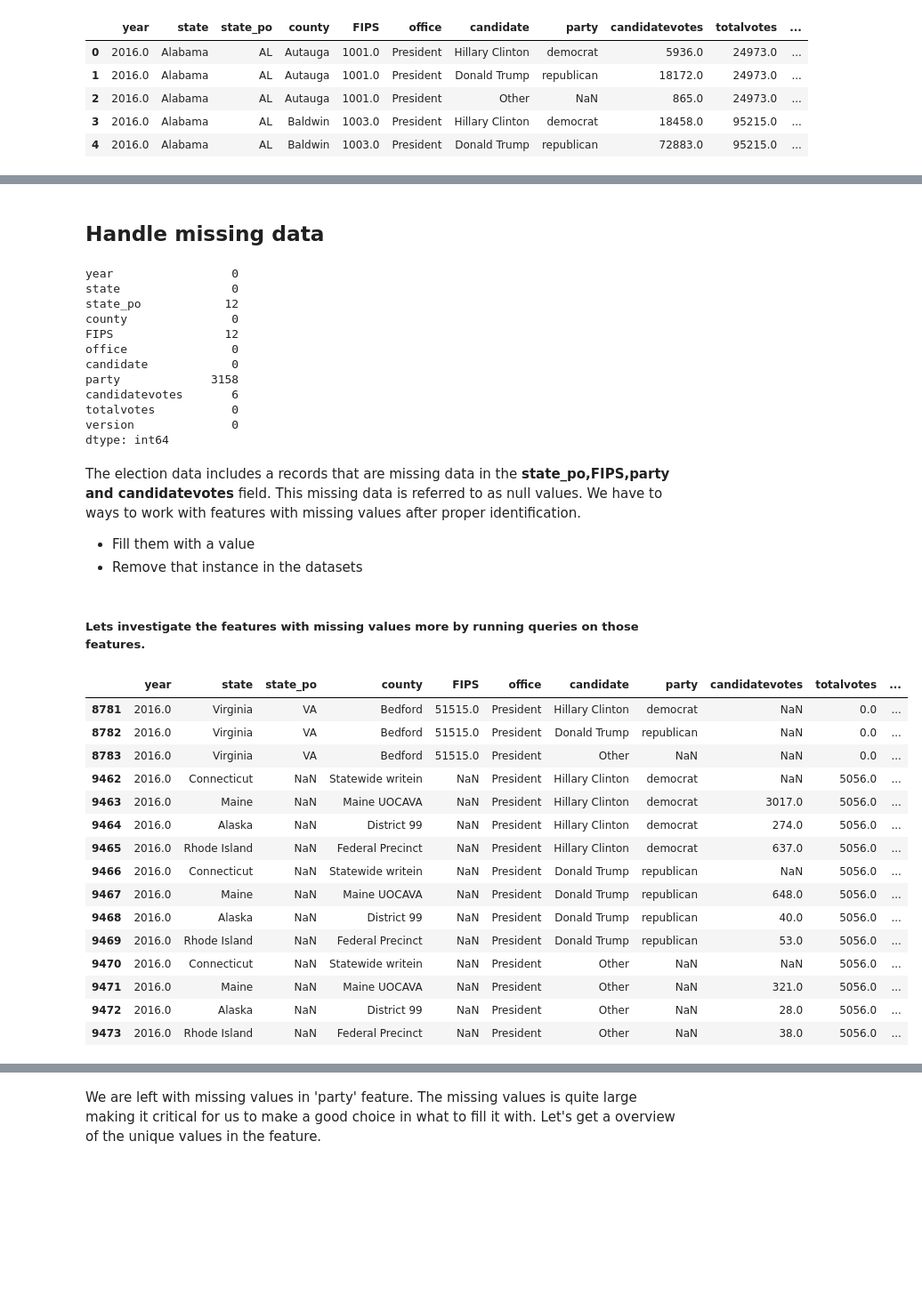
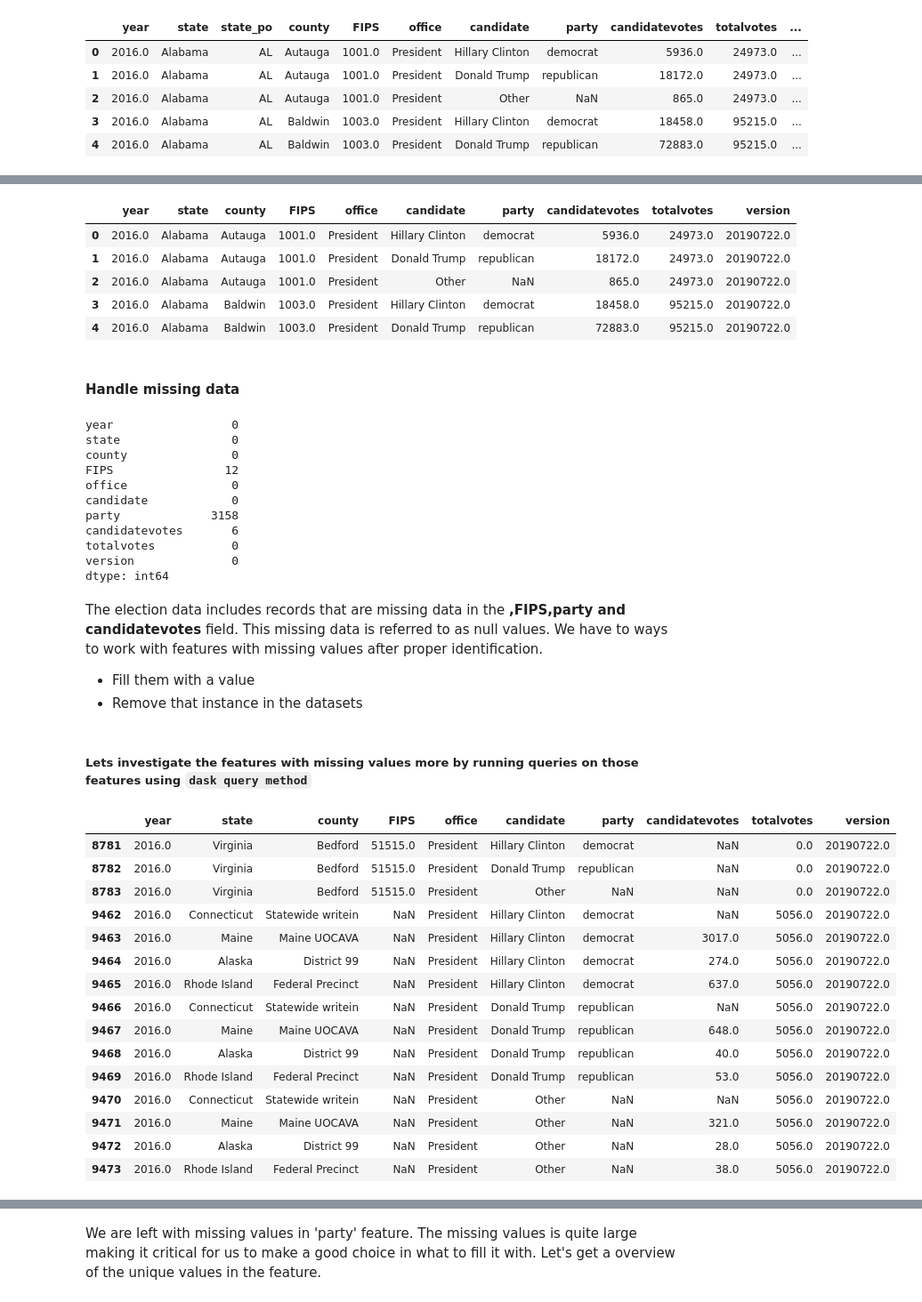
Before and after one commit to codebrain001/Spatial-Data-Engineering-using-Dask-in-ArcGIS-Pro, a Jupyter notebook: Dask.ipynb, the cells around one changed output, grey strips where cells are left out. Shown at 89% size. Cells and saved outputs as stored; diff of their text form; code cells hidden in the pictures; blank space fills up the shorter version.

```diff
--- a/Dask.ipynb
+++ b/Dask.ipynb
@@ -50,11 +82,22 @@ dask_df.head()
+# %%
+# dask operation
+dask_df = dask_df.drop('state_po', axis=1)
+# %%
+dask_df.head()
+# %% [output]
+|  | year | state | county | FIPS | office | candidate | party | candidatevotes | totalvotes | version |
+| 0 | 2016.0 | Alabama | Autauga | 1001.0 | President | Hillary Clinton | democrat | 5936.0 | 24973.0 | 20190722.0 |
+| 1 | 2016.0 | Alabama | Autauga | 1001.0 | President | Donald Trump | republican | 18172.0 | 24973.0 | 20190722.0 |
+| 2 | 2016.0 | Alabama | Autauga | 1001.0 | President | Other | NaN | 865.0 | 24973.0 | 20190722.0 |
+| 3 | 2016.0 | Alabama | Baldwin | 1003.0 | President | Hillary Clinton | democrat | 18458.0 | 95215.0 | 20190722.0 |
+| 4 | 2016.0 | Alabama | Baldwin | 1003.0 | President | Donald Trump | republican | 72883.0 | 95215.0 | 20190722.0 |
 # %% [markdown]
-## Handle missing data
+#### Handle missing data
 # %%
 dask_df.isnull().sum().compute()
 # %% [output]
 year                 0
 state                0
-state_po            12
 county               0
 FIPS                12
 office               0
@@ -65,31 +108,31 @@ totalvotes           0
 version              0
 dtype: int64
 # %% [markdown]
-The election data includes a records that are missing data in the **state_po,FIPS,party and candidatevotes** field. This missing data is referred to as null values. We have to ways to work with features with missing values after proper identification.
+The election data includes records that are missing data in the **,FIPS,party and candidatevotes** field. This missing data is referred to as null values. We have to ways to work with features with missing values after proper identification.
 - Fill them with a value
 - Remove that instance in the datasets
 # %% [markdown]
-##### Lets investigate the features with missing values more by running queries on those features.
+##### Lets investigate the features with missing values more by running queries on those features using `dask query method`
 # %%
-missing_query =dask_df.query('(FIPS == "NaN") | (state_po =="NaN") | (candidatevotes == "NaN") ').compute()
+missing_query = dask_df.query('(FIPS == "NaN") | (candidatevotes == "NaN") ').compute()
 missing_query
 # %% [output]
-|  | year | state | state_po | county | FIPS | office | candidate | party | candidatevotes | totalvotes | ... |
-| 8781 | 2016.0 | Virginia | VA | Bedford | 51515.0 | President | Hillary Clinton | democrat | NaN | 0.0 | ... |
-| 8782 | 2016.0 | Virginia | VA | Bedford | 51515.0 | President | Donald Trump | republican | NaN | 0.0 | ... |
-| 8783 | 2016.0 | Virginia | VA | Bedford | 51515.0 | President | Other | NaN | NaN | 0.0 | ... |
-| 9462 | 2016.0 | Connecticut | NaN | Statewide writein | NaN | President | Hillary Clinton | democrat | NaN | 5056.0 | ... |
-| 9463 | 2016.0 | Maine | NaN | Maine UOCAVA | NaN | President | Hillary Clinton | democrat | 3017.0 | 5056.0 | ... |
-| 9464 | 2016.0 | Alaska | NaN | District 99 | NaN | President | Hillary Clinton | democrat | 274.0 | 5056.0 | ... |
-| 9465 | 2016.0 | Rhode Island | NaN | Federal Precinct | NaN | President | Hillary Clinton | democrat | 637.0 | 5056.0 | ... |
-| 9466 | 2016.0 | Connecticut | NaN | Statewide writein | NaN | President | Donald Trump | republican | NaN | 5056.0 | ... |
-| 9467 | 2016.0 | Maine | NaN | Maine UOCAVA | NaN | President | Donald Trump | republican | 648.0 | 5056.0 | ... |
-| 9468 | 2016.0 | Alaska | NaN | District 99 | NaN | President | Donald Trump | republican | 40.0 | 5056.0 | ... |
-| 9469 | 2016.0 | Rhode Island | NaN | Federal Precinct | NaN | President | Donald Trump | republican | 53.0 | 5056.0 | ... |
-| 9470 | 2016.0 | Connecticut | NaN | Statewide writein | NaN | President | Other | NaN | NaN | 5056.0 | ... |
-| 9471 | 2016.0 | Maine | NaN | Maine UOCAVA | NaN | President | Other | NaN | 321.0 | 5056.0 | ... |
-| 9472 | 2016.0 | Alaska | NaN | District 99 | NaN | President | Other | NaN | 28.0 | 5056.0 | ... |
-| 9473 | 2016.0 | Rhode Island | NaN | Federal Precinct | NaN | President | Other | NaN | 38.0 | 5056.0 | ... |
+|  | year | state | county | FIPS | office | candidate | party | candidatevotes | totalvotes | version |
+| 8781 | 2016.0 | Virginia | Bedford | 51515.0 | President | Hillary Clinton | democrat | NaN | 0.0 | 20190722.0 |
+| 8782 | 2016.0 | Virginia | Bedford | 51515.0 | President | Donald Trump | republican | NaN | 0.0 | 20190722.0 |
+| 8783 | 2016.0 | Virginia | Bedford | 51515.0 | President | Other | NaN | NaN | 0.0 | 20190722.0 |
+| 9462 | 2016.0 | Connecticut | Statewide writein | NaN | President | Hillary Clinton | democrat | NaN | 5056.0 | 20190722.0 |
+| 9463 | 2016.0 | Maine | Maine UOCAVA | NaN | President | Hillary Clinton | democrat | 3017.0 | 5056.0 | 20190722.0 |
+| 9464 | 2016.0 | Alaska | District 99 | NaN | President | Hillary Clinton | democrat | 274.0 | 5056.0 | 20190722.0 |
+| 9465 | 2016.0 | Rhode Island | Federal Precinct | NaN | President | Hillary Clinton | democrat | 637.0 | 5056.0 | 20190722.0 |
+| 9466 | 2016.0 | Connecticut | Statewide writein | NaN | President | Donald Trump | republican | NaN | 5056.0 | 20190722.0 |
+| 9467 | 2016.0 | Maine | Maine UOCAVA | NaN | President | Donald Trump | republican | 648.0 | 5056.0 | 20190722.0 |
+| 9468 | 2016.0 | Alaska | District 99 | NaN | President | Donald Trump | republican | 40.0 | 5056.0 | 20190722.0 |
+| 9469 | 2016.0 | Rhode Island | Federal Precinct | NaN | President | Donald Trump | republican | 53.0 | 5056.0 | 20190722.0 |
+| 9470 | 2016.0 | Connecticut | Statewide writein | NaN | President | Other | NaN | NaN | 5056.0 | 20190722.0 |
+| 9471 | 2016.0 | Maine | Maine UOCAVA | NaN | President | Other | NaN | 321.0 | 5056.0 | 20190722.0 |
+| 9472 | 2016.0 | Alaska | District 99 | NaN | President | Other | NaN | 28.0 | 5056.0 | 20190722.0 |
+| 9473 | 2016.0 | Rhode Island | Federal Precinct | NaN | President | Other | NaN | 38.0 | 5056.0 | 20190722.0 |
 # %% [markdown]
 The strategy of handling missing values that we will employ here will be replacing the missing values with a valid and representative value.
 
```
Also changed, not shown: parts of 63 cells of this notebook, 1 other file.
